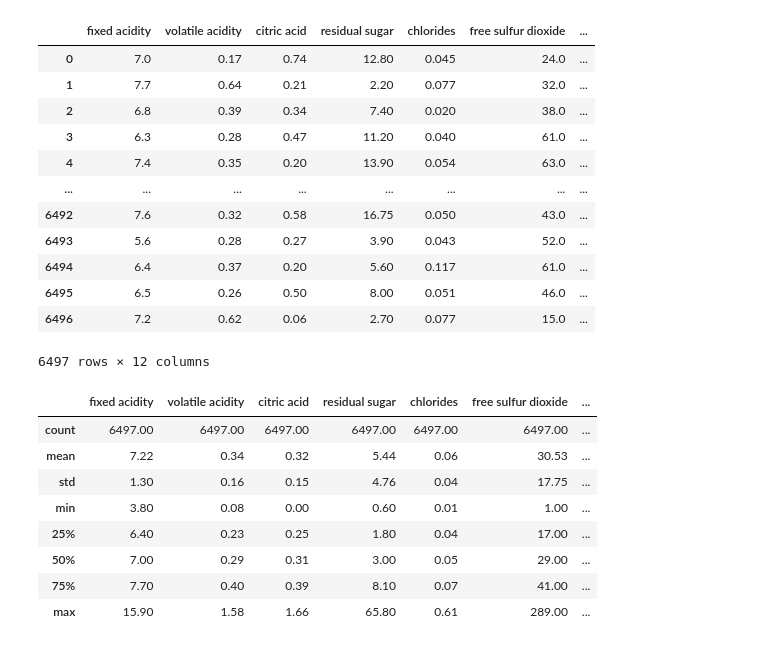
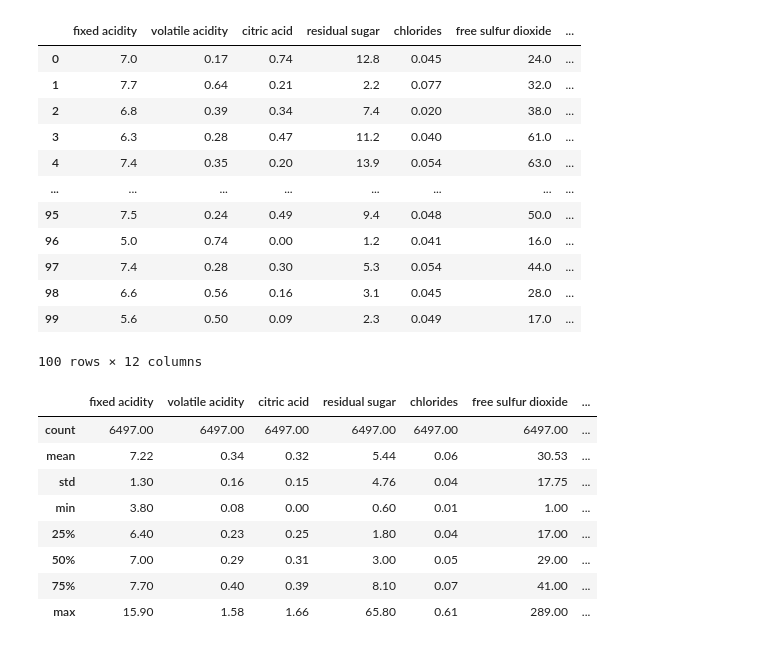
Before and after one commit to Dadoyen2/Artificial-Neural-network-for-the-Analysis-of-Portuguese-wines-Project, a Jupyter notebook: ANN.ipynb, the cells around one changed output. Cells and saved outputs as stored; diff of their text form; code cells hidden in the pictures.

```diff
--- a/ANN.ipynb
+++ b/ANN.ipynb
@@ -66,46 +66,48 @@ data_combined = pd.concat([data_red, data_white], ignore_index=True)
 # Shuffle the combined DataFrame to mix red and white wines randomly
 data_combined = data_combined.sample(frac=1, random_state=42).reset_index(drop=True)
 
 # Print column names before removing 'quality' to check for any issues
 #print("Column names before removing 'quality':", data_combined.columns)
 
 # Remove the 'quality' column
 data_combined.drop(columns=['quality'], inplace=True)
 
 
 # Change the last column name to 'red_wine'
 #data_combined.rename(columns={data_combined.columns[-1]: 'red_wine'}, inplace=True)
 
 # Display the first 100 rows
-display(data_combined)
+# Display the first 100 rows of the combined data
+display(data_combined.head(100))
+
 
 # Display descriptive statistics with 2 decimal places
 display(data_combined.describe().style.format("{0:.2f}"))
 
 features = data_combined.columns[:-1]
 Target=    data_combined.columns[-1]
 
 #from google.colab import files
 
 # Save the DataFrame as a CSV file in the Colab environment
 #output_file = '/content/data_combined.csv'
 #data_combined.to_csv(output_file, index=False)
 # Download the CSV file to your local machine
 #files.download(output_file)
 # %% [output]
 |  | fixed acidity | volatile acidity | citric acid | residual sugar | chlorides | free sulfur dioxide | ... |
-| 0 | 7.0 | 0.17 | 0.74 | 12.80 | 0.045 | 24.0 | ... |
-| 1 | 7.7 | 0.64 | 0.21 | 2.20 | 0.077 | 32.0 | ... |
-| 2 | 6.8 | 0.39 | 0.34 | 7.40 | 0.020 | 38.0 | ... |
-| 3 | 6.3 | 0.28 | 0.47 | 11.20 | 0.040 | 61.0 | ... |
-| 4 | 7.4 | 0.35 | 0.20 | 13.90 | 0.054 | 63.0 | ... |
+| 0 | 7.0 | 0.17 | 0.74 | 12.8 | 0.045 | 24.0 | ... |
+| 1 | 7.7 | 0.64 | 0.21 | 2.2 | 0.077 | 32.0 | ... |
+| 2 | 6.8 | 0.39 | 0.34 | 7.4 | 0.020 | 38.0 | ... |
+| 3 | 6.3 | 0.28 | 0.47 | 11.2 | 0.040 | 61.0 | ... |
+| 4 | 7.4 | 0.35 | 0.20 | 13.9 | 0.054 | 63.0 | ... |
 | ... | ... | ... | ... | ... | ... | ... | ... |
-| 6492 | 7.6 | 0.32 | 0.58 | 16.75 | 0.050 | 43.0 | ... |
-| 6493 | 5.6 | 0.28 | 0.27 | 3.90 | 0.043 | 52.0 | ... |
-| 6494 | 6.4 | 0.37 | 0.20 | 5.60 | 0.117 | 61.0 | ... |
-| 6495 | 6.5 | 0.26 | 0.50 | 8.00 | 0.051 | 46.0 | ... |
-| 6496 | 7.2 | 0.62 | 0.06 | 2.70 | 0.077 | 15.0 | ... |
+| 95 | 7.5 | 0.24 | 0.49 | 9.4 | 0.048 | 50.0 | ... |
+| 96 | 5.0 | 0.74 | 0.00 | 1.2 | 0.041 | 16.0 | ... |
+| 97 | 7.4 | 0.28 | 0.30 | 5.3 | 0.054 | 44.0 | ... |
+| 98 | 6.6 | 0.56 | 0.16 | 3.1 | 0.045 | 28.0 | ... |
+| 99 | 5.6 | 0.50 | 0.09 | 2.3 | 0.049 | 17.0 | ... |
-6497 rows × 12 columns
+100 rows × 12 columns
 |  | fixed acidity | volatile acidity | citric acid | residual sugar | chlorides | free sulfur dioxide | ... |
 | count | 6497.00 | 6497.00 | 6497.00 | 6497.00 | 6497.00 | 6497.00 | ... |
 | mean | 7.22 | 0.34 | 0.32 | 5.44 | 0.06 | 30.53 | ... |
```
Also changed, not shown: parts of 19 cells of this notebook.
